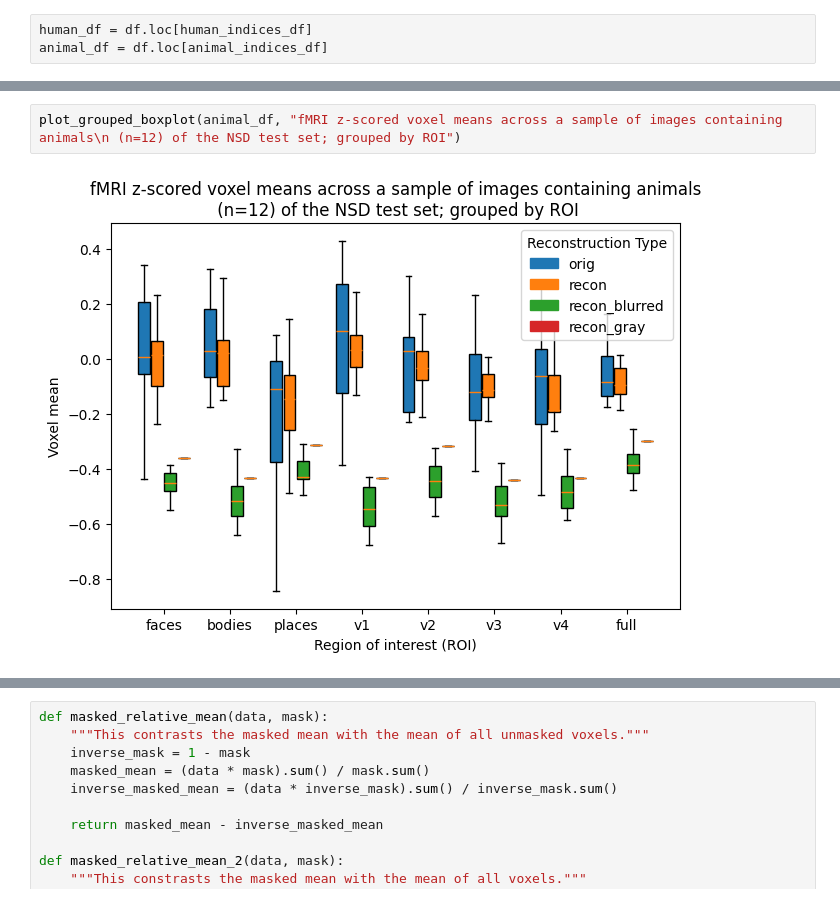
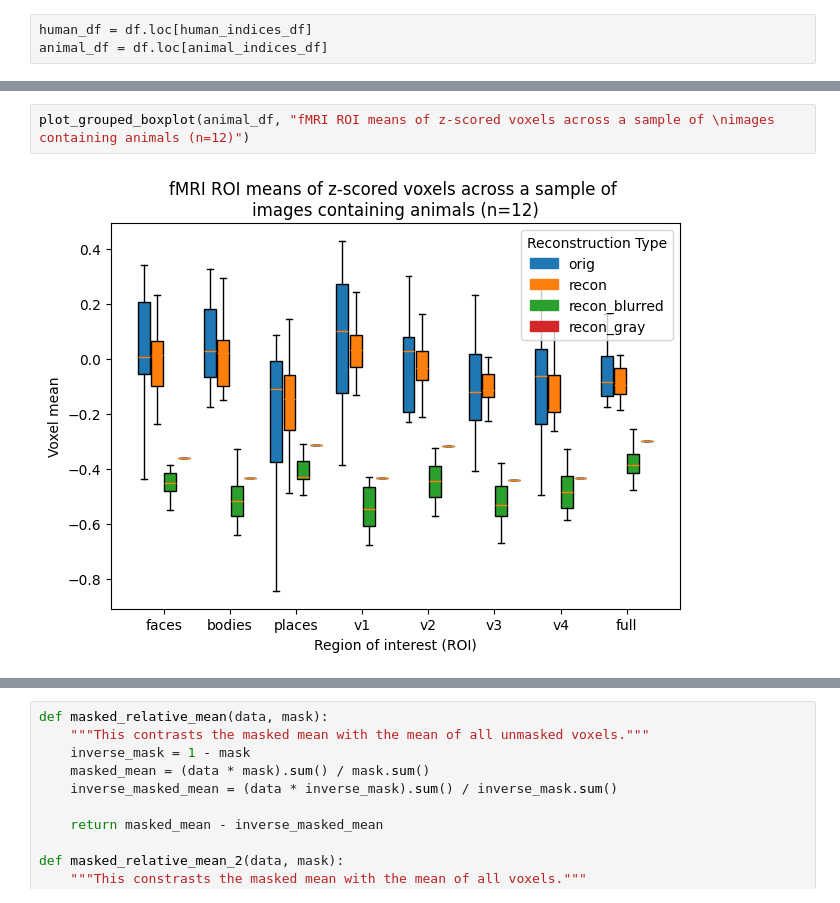
Before and after one commit to frederikdammeier/neuroflow-latent-analysis, a Jupyter notebook: experiments/integrated_gradients/image_to_fmri.ipynb, the cells around one changed output, grey strips where cells are left out. Cells and saved outputs as stored; diff of their text form.

```diff
--- a/experiments/integrated_gradients/image_to_fmri.ipynb
+++ b/experiments/integrated_gradients/image_to_fmri.ipynb
@@ -231,5 +243,5 @@ plot_grouped_boxplot(human_df, "fMRI z-scored voxel means across a sample of ima
 # %%
-plot_grouped_boxplot(animal_df, "fMRI z-scored voxel means across a sample of images containing animals\n (n=12) of the NSD test set; grouped by ROI")
+plot_grouped_boxplot(animal_df, "fMRI ROI means of z-scored voxels across a sample of \nimages containing animals (n=12)")
 # %% [output]
-[figure, old version]
+[figure, new version]
 # %% [markdown]
```
Also changed, not shown: parts of 19 cells of this notebook.
